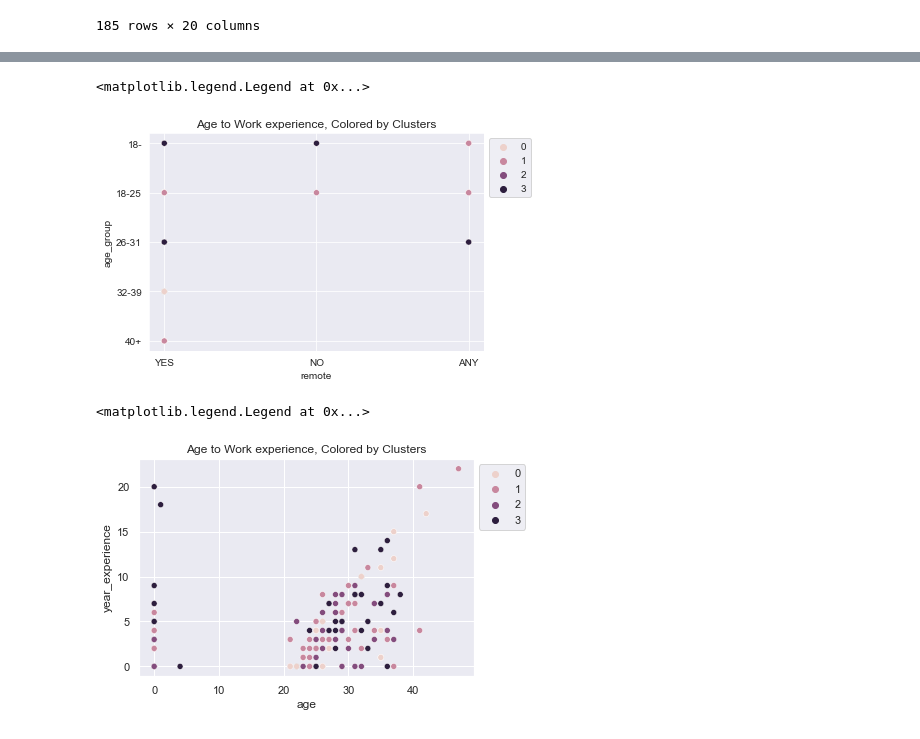
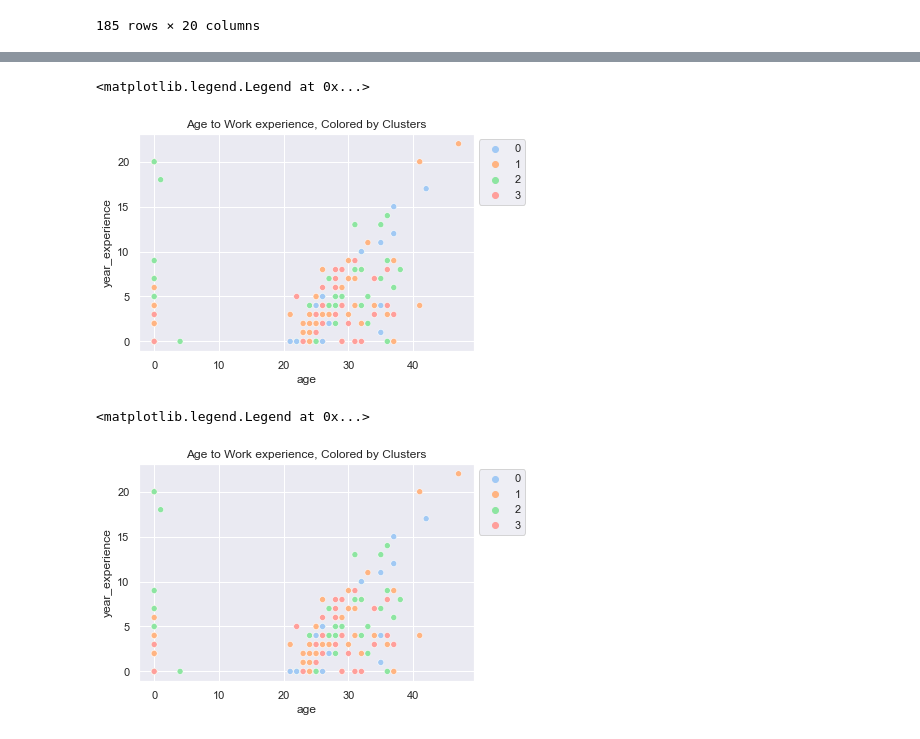
Before and after one commit to phamthien300820/segmentation, a Jupyter notebook: segmentation_by_python.ipynb, the cells around one changed output, grey strips where cells are left out. Cells and saved outputs as stored; diff of their text form; code cells hidden in the pictures.

```diff
--- a/segmentation_by_python.ipynb
+++ b/segmentation_by_python.ipynb
@@ -25,0 +38,4 @@ print (df)
+# %%
+age_group = pd.cut(df.age, bins = [-1,18,26,32,40,100], labels= ['18-','18-25','26-31','32-39','40+'])
+df.insert(4, 'age_group', age_group)
+df.sample(10)
@@ -25,0 +54,8 @@ print (df)
+# %%
+year_exp_group = pd.cut(df.year_experience, bins = [-1,1,5,10,100], labels= ['0','1-4','5-9','10+'])
+df.insert(6, 'experience_group', year_exp_group)
+current_salary_group = pd.cut(df.salary_current, bins = [-1,1,1000,2000,3000,100000], labels= ['0','1-999','1000-1999','2000-2999','3000+'])
+df.insert(13, 'current_salary_group', current_salary_group)
+expected_salary_group = pd.cut(df.salary_expected, bins = [-1,1,1000,2000,3000,100000], labels= ['0','1-999','1000-1999','2000-2999','3000+'])
+df.insert(15, 'expected_salary_group', expected_salary_group)
+df.sample(10)
@@ -25,0 +303,3 @@ print (df)
+# %%
+df_train = df_train.replace(np.nan,0)
+df_train
@@ -386,14 +798,14 @@ train_with_clu
 # %%
-sns.scatterplot('remote', 'age_group', hue='Clusters', data=train_with_clu);
+sns.scatterplot(y='year_experience', x='age', hue='Clusters', data=train_with_clu, palette="pastel");
 plt.title('Age to Work experience, Colored by Clusters');
 plt.legend(bbox_to_anchor=(1.0, 1.0), loc='upper left')
 # %% [output]
 <matplotlib.legend.Legend at 0x...>
-[figure, old version]
+[figure, new version]
 # %%
-sns.scatterplot('age', 'year_experience', hue='Clusters', data=train_with_clu)
+sns.scatterplot(x='age', y='year_experience', hue='Clusters', data=train_with_clu, palette="pastel")
 plt.title('Age to Work experience, Colored by Clusters')
 plt.legend(bbox_to_anchor=(1.0, 1.0), loc='upper left')
 # %% [output]
 <matplotlib.legend.Legend at 0x...>
-[figure, old version]
+[figure, new version]
```
Also changed, not shown: parts of 71 cells of this notebook.
